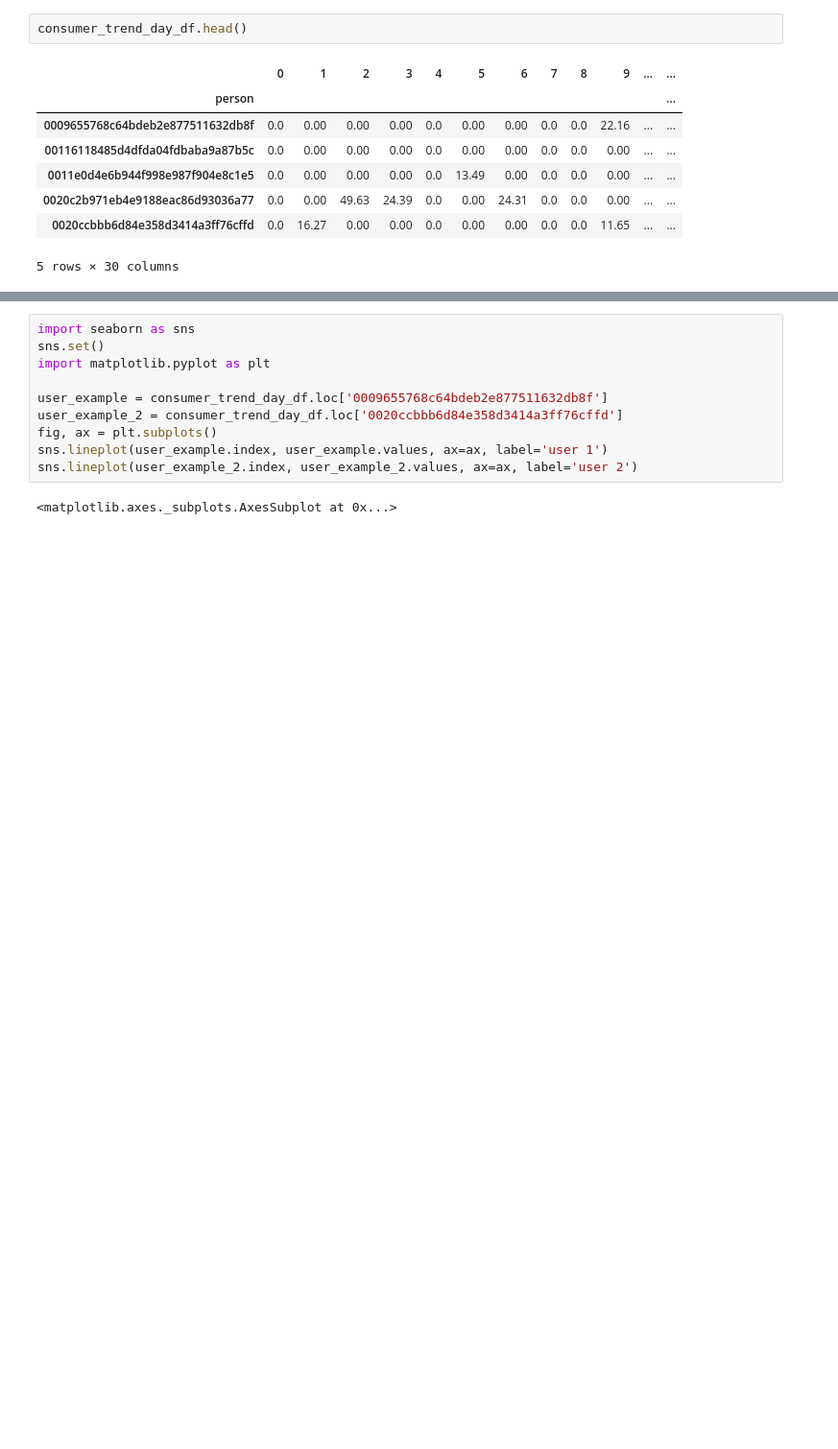
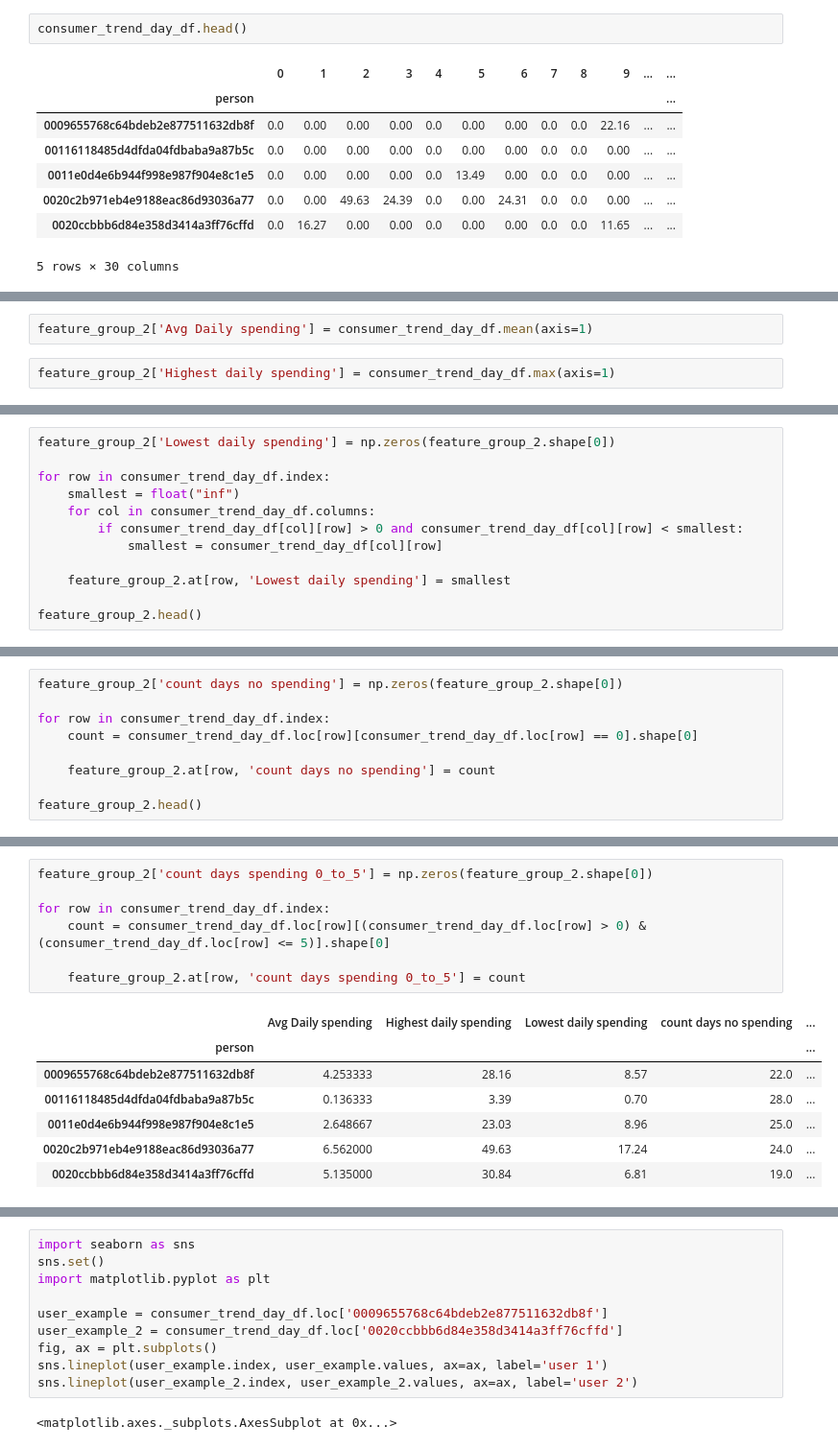
Before and after one commit to LeoYuanjieLi/starbucks_ml, a Jupyter notebook: Startbucks_Capstone_notebook.ipynb, the cells around one changed output, grey strips where cells are left out. Shown: that part at 96% size. Drawn from its saved outputs; the diff is of its cells as text; blank space fills up the shorter version.

```diff
--- a/Startbucks_Capstone_notebook.ipynb
+++ b/Startbucks_Capstone_notebook.ipynb
@@ -307,0 +320,4 @@ consumer_trend_day_df.head()
+# %%
+feature_group_2['Avg Daily spending'] = consumer_trend_day_df.mean(axis=1)
+# %%
+feature_group_2['Highest daily spending'] = consumer_trend_day_df.max(axis=1)
@@ -307,0 +334,12 @@ consumer_trend_day_df.head()
+# %%
+feature_group_2['Lowest daily spending'] = np.zeros(feature_group_2.shape[0])
+
+for row in consumer_trend_day_df.index:
+    smallest = float("inf")
+    for col in consumer_trend_day_df.columns:
+        if consumer_trend_day_df[col][row] > 0 and consumer_trend_day_df[col][row] < smallest:
+            smallest = consumer_trend_day_df[col][row]
+
+    feature_group_2.at[row, 'Lowest daily spending'] = smallest
+
+feature_group_2.head()
@@ -307,0 +354,9 @@ consumer_trend_day_df.head()
+# %%
+feature_group_2['count days no spending'] = np.zeros(feature_group_2.shape[0])
+
+for row in consumer_trend_day_df.index:
+    count = consumer_trend_day_df.loc[row][consumer_trend_day_df.loc[row] == 0].shape[0]
+
+    feature_group_2.at[row, 'count days no spending'] = count
+
+feature_group_2.head()
@@ -307,0 +371,15 @@ consumer_trend_day_df.head()
+# %%
+feature_group_2['count days spending 0_to_5'] = np.zeros(feature_group_2.shape[0])
+
+for row in consumer_trend_day_df.index:
+    count = consumer_trend_day_df.loc[row][(consumer_trend_day_df.loc[row] > 0) & (consumer_trend_day_df.loc[row] <= 5)].shape[0]
+
+    feature_group_2.at[row, 'count days spending 0_to_5'] = count
+# %% [output]
+|  | Avg Daily spending | Highest daily spending | Lowest daily spending | count days no spending | ... |
+| person |  |  |  |  | ... |
+| 0009655768c64bdeb2e877511632db8f | 4.253333 | 28.16 | 8.57 | 22.0 | ... |
+| 00116118485d4dfda04fdbaba9a87b5c | 0.136333 | 3.39 | 0.70 | 28.0 | ... |
+| 0011e0d4e6b944f998e987f904e8c1e5 | 2.648667 | 23.03 | 8.96 | 25.0 | ... |
+| 0020c2b971eb4e9188eac86d93036a77 | 6.562000 | 49.63 | 17.24 | 24.0 | ... |
+| 0020ccbbb6d84e358d3414a3ff76cffd | 5.135000 | 30.84 | 6.81 | 19.0 | ... |
```
Also changed, not shown: parts of 14 cells of this notebook, 6 other files.
